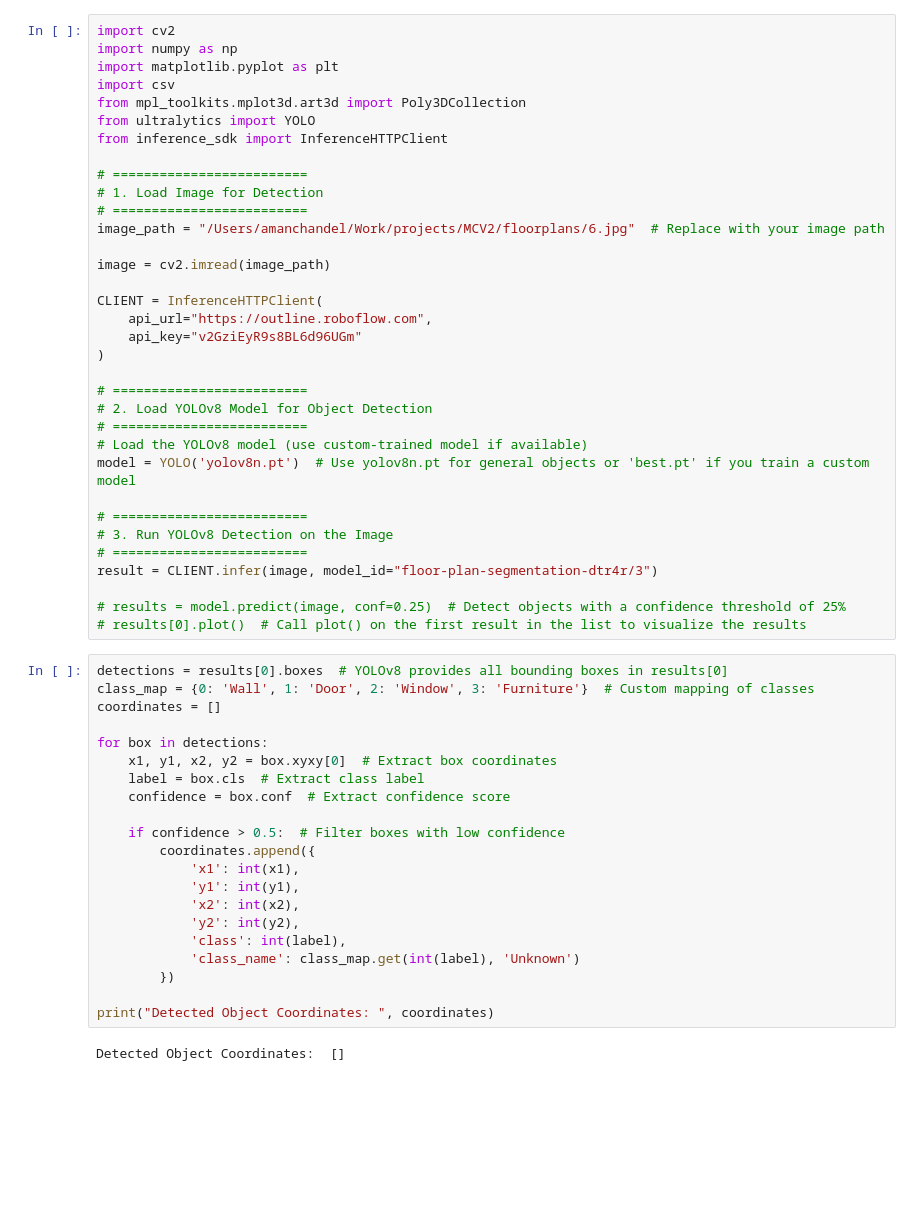
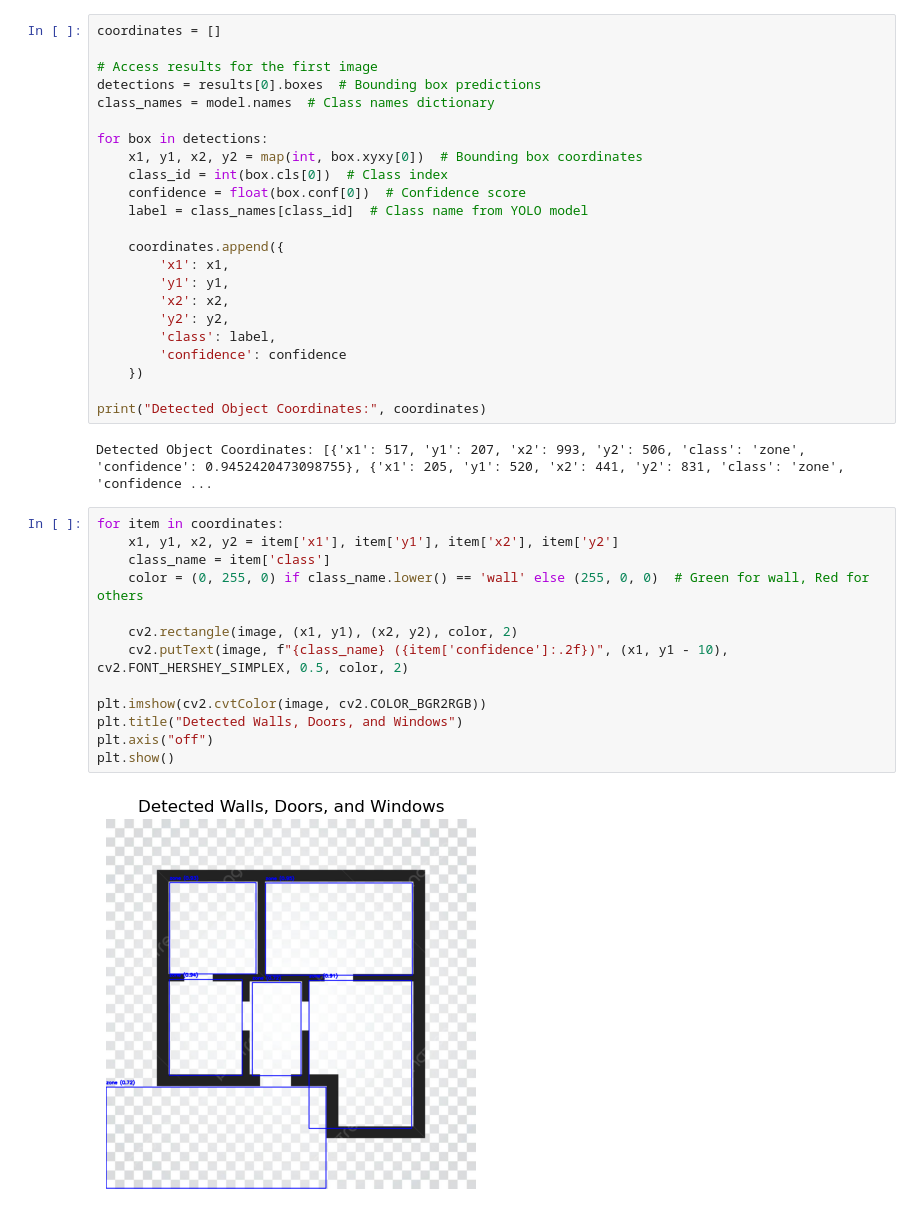
Before and after one commit to aman0x/modelcraft, a Jupyter notebook: yoloFloorplan.ipynb, the cells around one changed output. Drawn from its saved outputs; the diff is of its cells as text; blank space fills up the shorter version.

```diff
--- a/yoloFloorplan.ipynb
+++ b/yoloFloorplan.ipynb
@@ -1,58 +29,41 @@
 # %%
-import cv2
-import numpy as np
-import matplotlib.pyplot as plt
-import csv
-from mpl_toolkits.mplot3d.art3d import Poly3DCollection
-from ultralytics import YOLO
-from inference_sdk import InferenceHTTPClient
+coordinates = []
 
-# =========================
-# 1. Load Image for Detection
-# =========================
-image_path = "/Users/amanchandel/Work/projects/MCV2/floorplans/6.jpg"  # Replace with your image path
+# Access results for the first image
+detections = results[0].boxes  # Bounding box predictions
+class_names = model.names  # Class names dictionary
 
-image = cv2.imread(image_path)
+for box in detections:
+    x1, y1, x2, y2 = map(int, box.xyxy[0])  # Bounding box coordinates
+    class_id = int(box.cls[0])  # Class index
+    confidence = float(box.conf[0])  # Confidence score
+    label = class_names[class_id]  # Class name from YOLO model
 
-CLIENT = InferenceHTTPClient(
-    api_url="https://outline.roboflow.com",
-    api_key="v2GziEyR9s8BL6d96UGm"
-)
+    coordinates.append({
+        'x1': x1,
+        'y1': y1,
+        'x2': x2,
+        'y2': y2,
+        'class': label,
+        'confidence': confidence
+    })
 
-# =========================
-# 2. Load YOLOv8 Model for Object Detection
-# =========================
-# Load the YOLOv8 model (use custom-trained model if available)
-model = YOLO('yolov8n.pt')  # Use yolov8n.pt for general objects or 'best.pt' if you train a custom model
-
-# =========================
-# 3. Run YOLOv8 Detection on the Image
-# =========================
-result = CLIENT.infer(image, model_id="floor-plan-segmentation-dtr4r/3")
-
-# results = model.predict(image, conf=0.25)  # Detect objects with a confidence threshold of 25%
-# results[0].plot()  # Call plot() on the first result in the list to visualize the results
+print("Detected Object Coordinates:", coordinates)
+# %% [output]
+Detected Object Coordinates: [{'x1': 517, 'y1': 207, 'x2': 993, 'y2': 506, 'class': 'zone', 'confidence': 0.9452420473098755}, {'x1': 205, 'y1': 520, 'x2': 441, 'y2': 831, 'class': 'zone', 'confidence ...
 # %%
-detections = results[0].boxes  # YOLOv8 provides all bounding boxes in results[0]
-class_map = {0: 'Wall', 1: 'Door', 2: 'Window', 3: 'Furniture'}  # Custom mapping of classes
-coordinates = []
+for item in coordinates:
+    x1, y1, x2, y2 = item['x1'], item['y1'], item['x2'], item['y2']
+    class_name = item['class']
+    color = (0, 255, 0) if class_name.lower() == 'wall' else (255, 0, 0)  # Green for wall, Red for others
 
-for box in detections:
-    x1, y1, x2, y2 = box.xyxy[0]  # Extract box coordinates
-    label = box.cls  # Extract class label
-    confidence = box.conf  # Extract confidence score
+    cv2.rectangle(image, (x1, y1), (x2, y2), color, 2)
+    cv2.putText(image, f"{class_name} ({item['confidence']:.2f})", (x1, y1 - 10), cv2.FONT_HERSHEY_SIMPLEX, 0.5, color, 2)
 
-    if confidence > 0.5:  # Filter boxes with low confidence
-        coordinates.append({
-            'x1': int(x1),
-            'y1': int(y1),
-            'x2': int(x2),
-            'y2': int(y2),
-            'class': int(label),
-            'class_name': class_map.get(int(label), 'Unknown')
-        })
-
-print("Detected Object Coordinates: ", coordinates)
+plt.imshow(cv2.cvtColor(image, cv2.COLOR_BGR2RGB))
+plt.title("Detected Walls, Doors, and Windows")
+plt.axis("off")
+plt.show()
 # %% [output]
-Detected Object Coordinates:  []
+[figure, added]
 # %%
```
Also changed, not shown: parts of 6 cells of this notebook.
